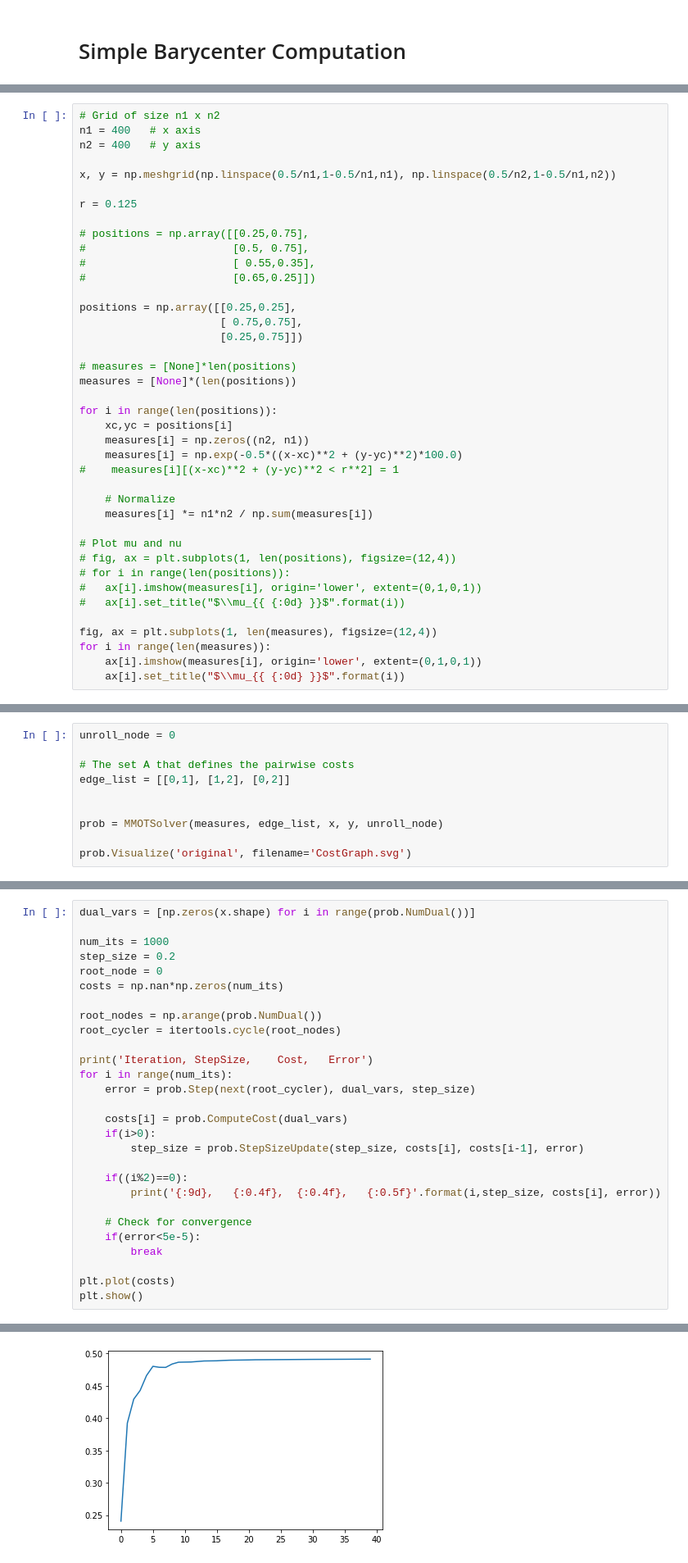
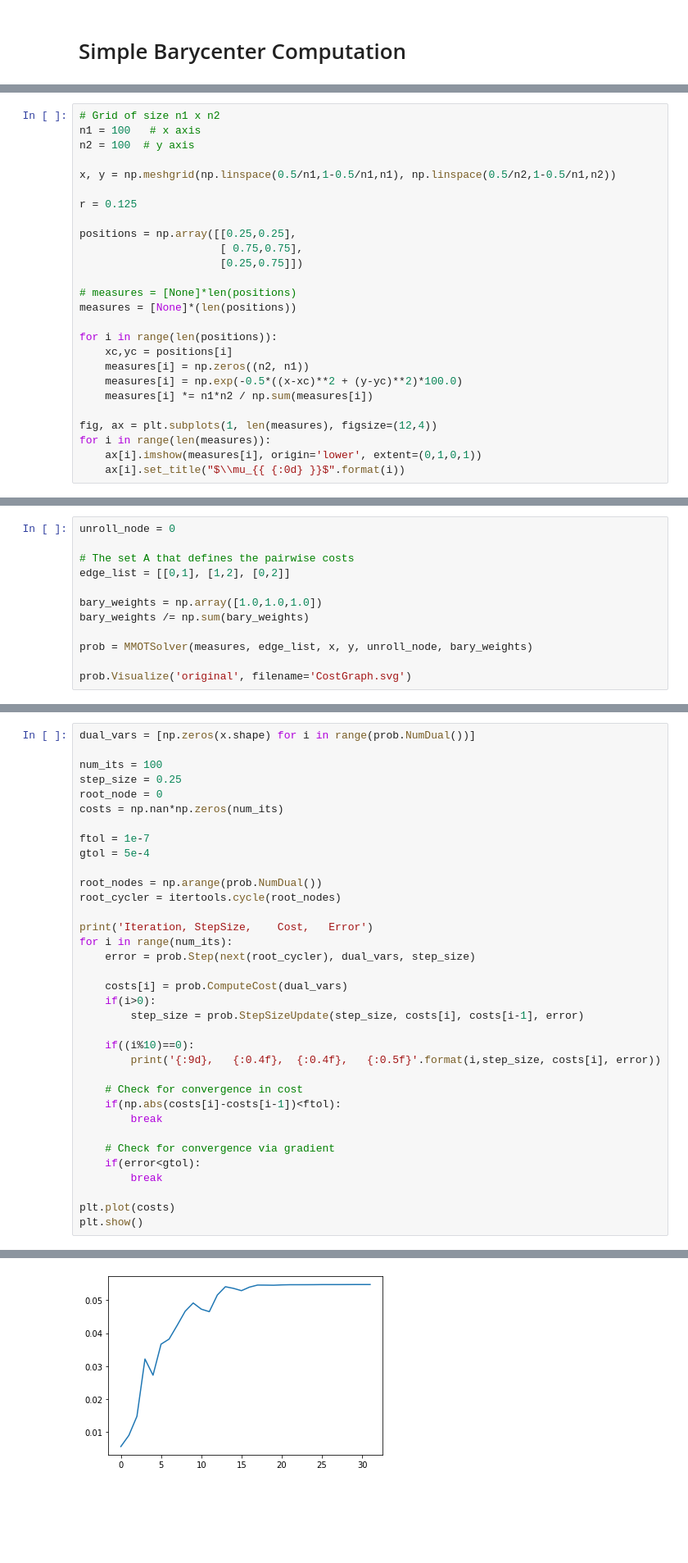
Before and after one commit to simda-muri/mmot, a Jupyter notebook: docs/source/examples/Barycenter.ipynb, the cells around one changed output, grey strips where cells are left out. Shown at 82% size. Drawn from its saved outputs; the diff is of its cells as text; blank space fills up the shorter version.

```diff
--- a/docs/source/examples/Barycenter.ipynb
+++ b/docs/source/examples/Barycenter.ipynb
@@ -9,17 +8,12 @@ import matplotlib.pyplot as plt
 import itertools
 # %%
 # Grid of size n1 x n2
-n1 = 400   # x axis
-n2 = 400   # y axis
+n1 = 100   # x axis
+n2 = 100  # y axis
 
 x, y = np.meshgrid(np.linspace(0.5/n1,1-0.5/n1,n1), np.linspace(0.5/n2,1-0.5/n1,n2))
 
 r = 0.125
-
-# positions = np.array([[0.25,0.75],
-#                       [0.5, 0.75],
-#                       [ 0.55,0.35],
-#                       [0.65,0.25]])
 
 positions = np.array([[0.25,0.25],
                       [ 0.75,0.75],
@@ -32,16 +26,7 @@ for i in range(len(positions)):
     xc,yc = positions[i]
     measures[i] = np.zeros((n2, n1))
     measures[i] = np.exp(-0.5*((x-xc)**2 + (y-yc)**2)*100.0)
-#    measures[i][(x-xc)**2 + (y-yc)**2 < r**2] = 1
-
-    # Normalize
     measures[i] *= n1*n2 / np.sum(measures[i])
-
-# Plot mu and nu
-# fig, ax = plt.subplots(1, len(positions), figsize=(12,4))
-# for i in range(len(positions)):
-#   ax[i].imshow(measures[i], origin='lower', extent=(0,1,0,1))
-#   ax[i].set_title("$\\mu_{{ {:0d} }}$".format(i))
 
 fig, ax = plt.subplots(1, len(measures), figsize=(12,4))
 for i in range(len(measures)):
@@ -55,8 +40,10 @@ unroll_node = 0
 # The set A that defines the pairwise costs
 edge_list = [[0,1], [1,2], [0,2]]
 
+bary_weights = np.array([1.0,1.0,1.0])
+bary_weights /= np.sum(bary_weights)
 
-prob = MMOTSolver(measures, edge_list, x, y, unroll_node)
+prob = MMOTSolver(measures, edge_list, x, y, unroll_node, bary_weights)
 
 prob.Visualize('original', filename='CostGraph.svg')
 # %% [output]
@@ -65,10 +52,13 @@ prob.Visualize('original', filename='CostGraph.svg')
 # %%
 dual_vars = [np.zeros(x.shape) for i in range(prob.NumDual())]
 
-num_its = 1000
-step_size = 0.2
+num_its = 100
+step_size = 0.25
 root_node = 0
 costs = np.nan*np.zeros(num_its)
+
+ftol = 1e-7
+gtol = 5e-4
 
 root_nodes = np.arange(prob.NumDual())
 root_cycler = itertools.cycle(root_nodes)
@@ -81,11 +71,15 @@ for i in range(num_its):
     if(i>0):
         step_size = prob.StepSizeUpdate(step_size, costs[i], costs[i-1], error)
 
-    if((i%2)==0):
+    if((i%10)==0):
         print('{:9d},   {:0.4f},  {:0.4f},   {:0.5f}'.format(i,step_size, costs[i], error))
 
-    # Check for convergence
-    if(error<5e-5):
+    # Check for convergence in cost
+    if(np.abs(costs[i]-costs[i-1])<ftol):
+        break
+
+    # Check for convergence via gradient
+    if(error<gtol):
         break
 
 plt.plot(costs)
@@ -111,3 +93,3 @@ Iteration, StepSize,    Cost,   Error
-[figure, old version]
+[figure, new version]
 # %%
 weights = np.ones(len(measures))/len(measures)
```
Also changed, not shown: parts of 4 cells of this notebook, 4 other files.
